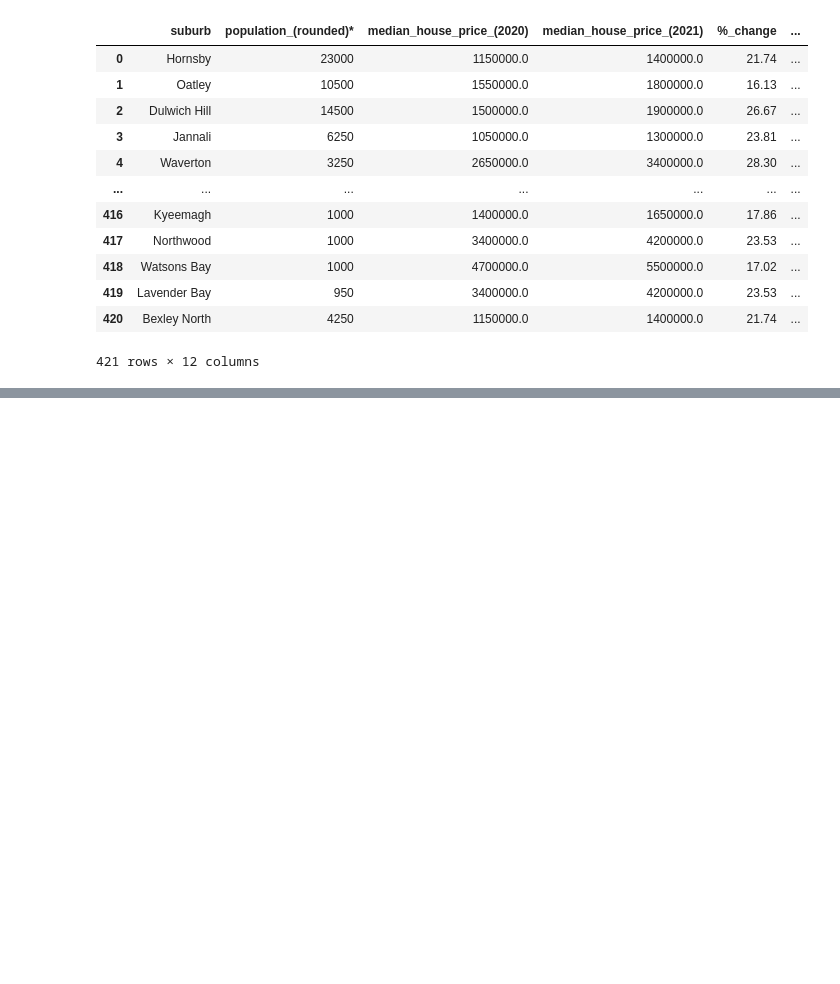
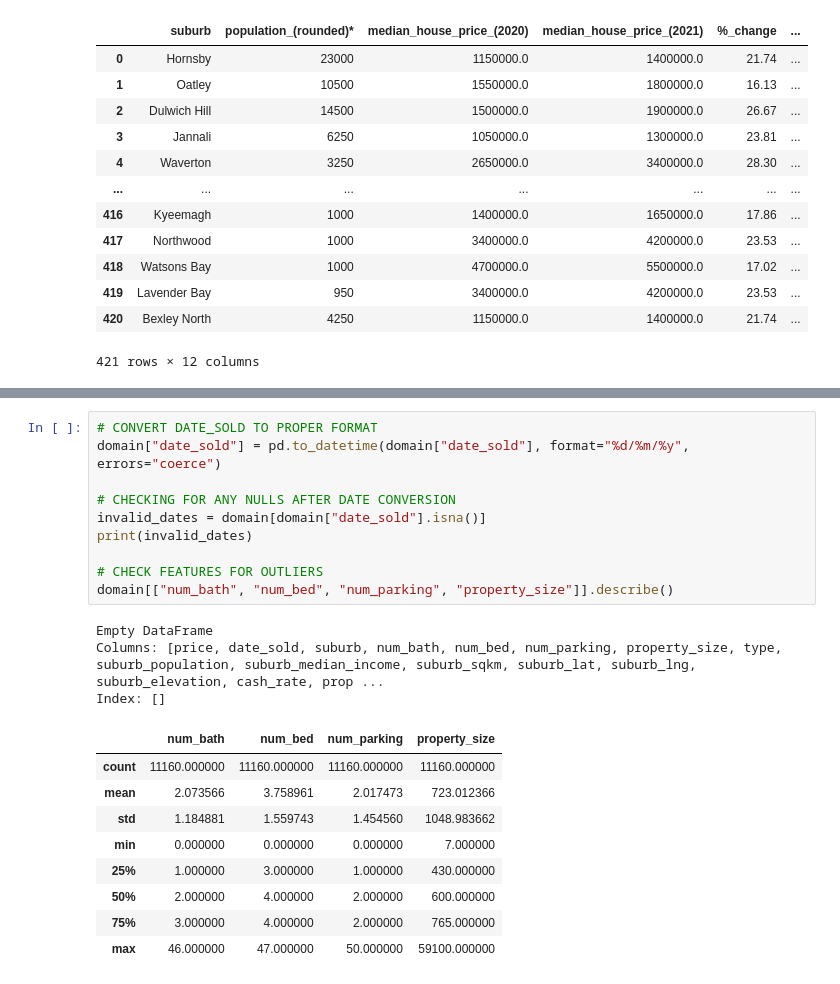
Before and after one commit to atharvakatkar/House_Pricing_Predictions, a Jupyter notebook: house_price_predictions.ipynb, the cells around one changed output, grey strips where cells are left out. Drawn from its saved outputs; the diff is of its cells as text; blank space fills up the shorter version.

Commit message:
started with domain dataset

```diff
--- a/house_price_predictions.ipynb
+++ b/house_price_predictions.ipynb
@@ -236,0 +276,23 @@ dtype: int64
+# %%
+# CONVERT DATE_SOLD TO PROPER FORMAT
+domain["date_sold"] = pd.to_datetime(domain["date_sold"], format="%d/%m/%y", errors="coerce")
+
+# CHECKING FOR ANY NULLS AFTER DATE CONVERSION
+invalid_dates = domain[domain["date_sold"].isna()]
+print(invalid_dates)
+
+# CHECK FEATURES FOR OUTLIERS
+domain[["num_bath", "num_bed", "num_parking", "property_size"]].describe()
+# %% [output]
+Empty DataFrame
+Columns: [price, date_sold, suburb, num_bath, num_bed, num_parking, property_size, type, suburb_population, suburb_median_income, suburb_sqkm, suburb_lat, suburb_lng, suburb_elevation, cash_rate, prop ...
+Index: []
+|  | num_bath | num_bed | num_parking | property_size |
+| count | 11160.000000 | 11160.000000 | 11160.000000 | 11160.000000 |
+| mean | 2.073566 | 3.758961 | 2.017473 | 723.012366 |
+| std | 1.184881 | 1.559743 | 1.454560 | 1048.983662 |
+| min | 0.000000 | 0.000000 | 0.000000 | 7.000000 |
+| 25% | 1.000000 | 3.000000 | 1.000000 | 430.000000 |
+| 50% | 2.000000 | 4.000000 | 2.000000 | 600.000000 |
+| 75% | 3.000000 | 4.000000 | 2.000000 | 765.000000 |
+| max | 46.000000 | 47.000000 | 50.000000 | 59100.000000 |
```
Also changed, not shown: parts of 4 cells of this notebook.
